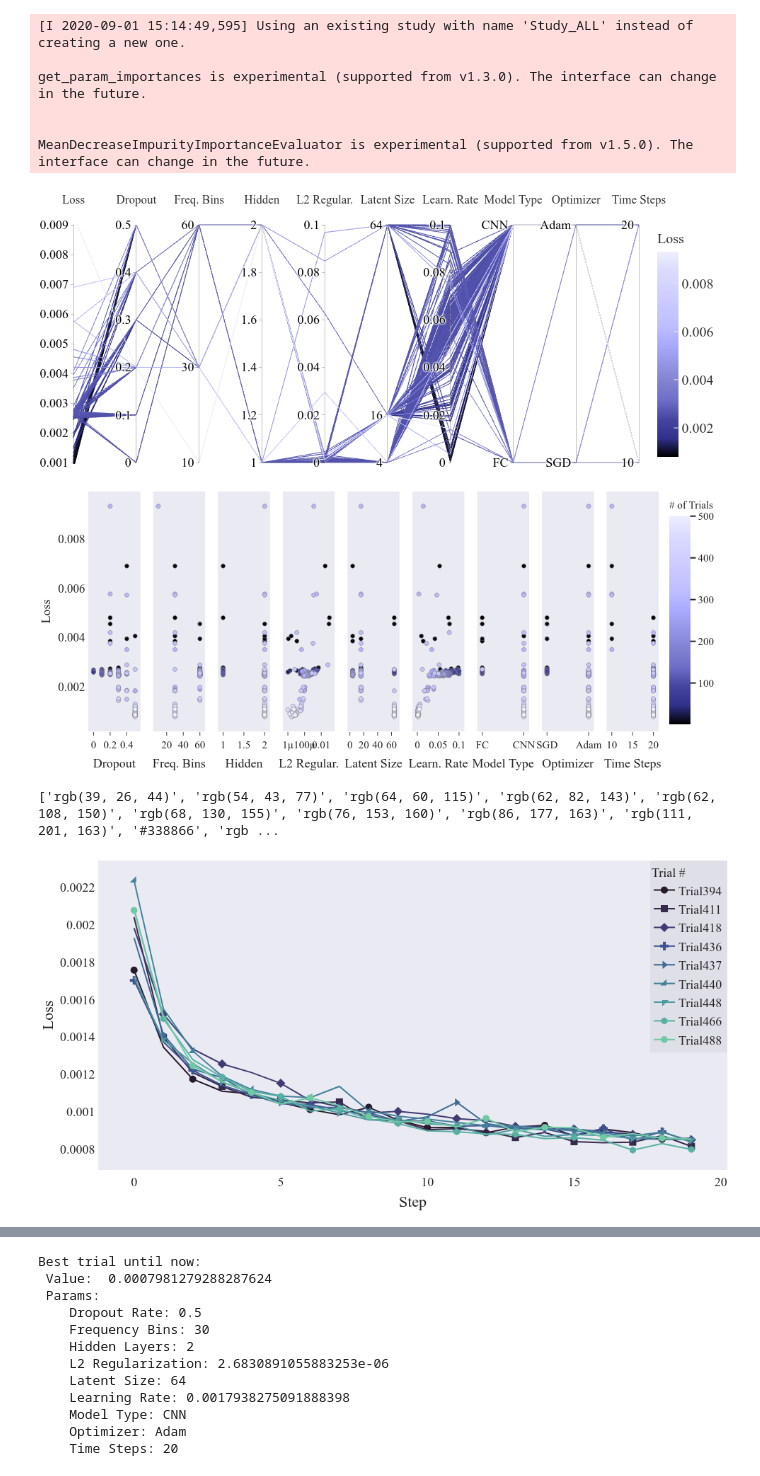
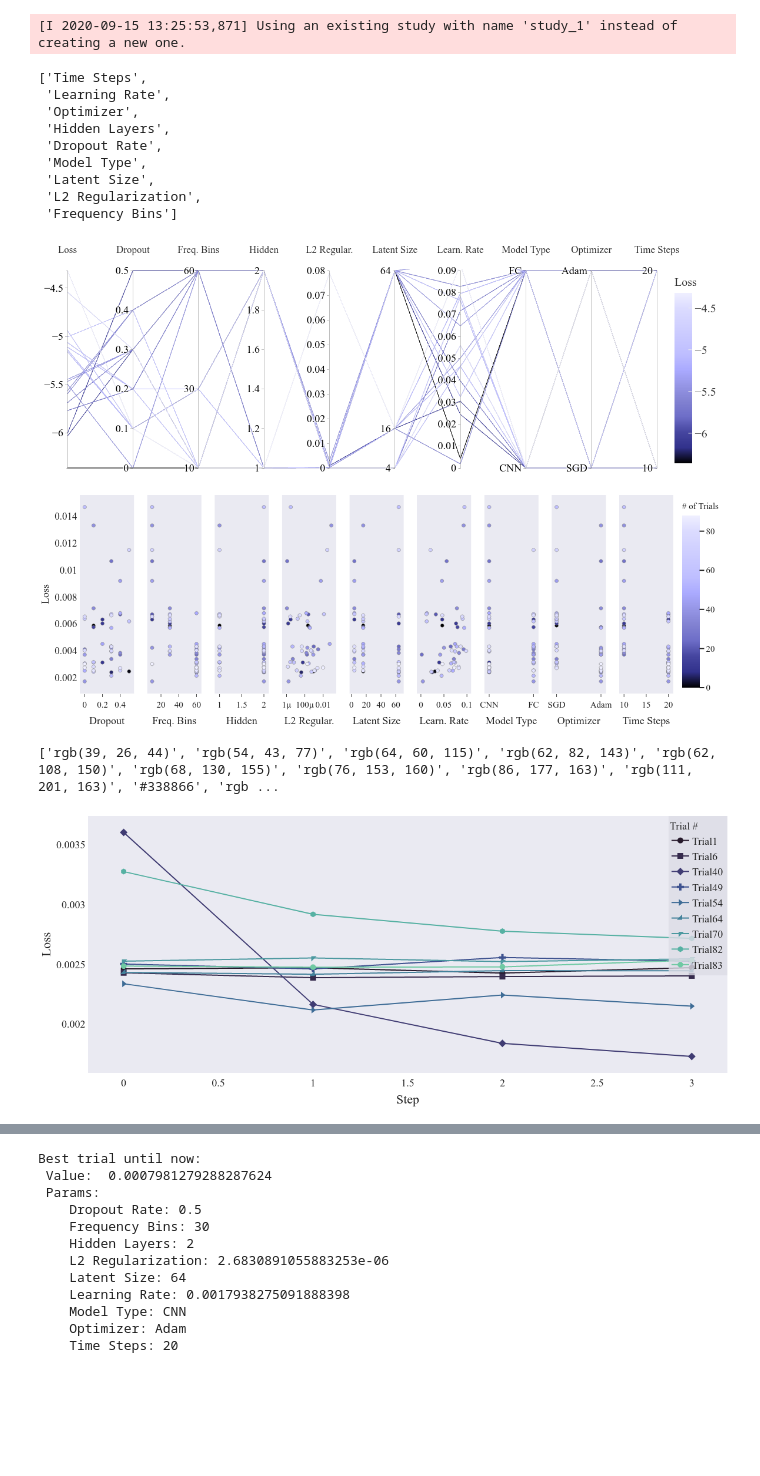
Before and after one commit to imilas/Synths_Stacks_Search, a Jupyter notebook: plots/chapter3_graphs/tunning_plots.ipynb, the cells around one changed output, grey strips where cells are left out. Saved outputs shown, nothing was run; the diff lists cells and outputs as text; code cells hidden in the pictures; blank space fills up the shorter version.

```diff
--- a/plots/chapter3_graphs/tunning_plots.ipynb
+++ b/plots/chapter3_graphs/tunning_plots.ipynb
@@ -9,7 +9,7 @@ import imp
 import customplots as cplot
 imp.reload(cplot)
 import plotly.graph_objects as go
-study = optuna.create_study(study_name='Study_ALL', storage='sqlite:///../../feature_extraction/optuna_median-Copy1.db',load_if_exists=True)
+study = optuna.create_study(study_name='study_1', storage='sqlite:///../../feature_extraction/optuna_median.db',load_if_exists=True)
 params = [k for k in optuna.importance.get_param_importances(study)]
 
 icy=['rgb(0,0,0)','rgb(50,50,140)','rgb(70,70,160)','rgb(110,110,200)','rgb(130,130,210)',
@@ -18,38 +18,42 @@ icy=['rgb(0,0,0)','rgb(50,50,140)','rgb(70,70,160)','rgb(110,110,200)','rgb(130,
 icy_r=icy.copy()
 icy_r.reverse()
 # %% [output]
-[I 2020-09-01 15:14:49,595] Using an existing study with name 'Study_ALL' instead of creating a new one.
-
-get_param_importances is experimental (supported from v1.3.0). The interface can change in the future.
-
-
-MeanDecreaseImpurityImportanceEvaluator is experimental (supported from v1.5.0). The interface can change in the future.
+[I 2020-09-15 13:25:53,871] Using an existing study with name 'study_1' instead of creating a new one.
+['Time Steps',
+ 'Learning Rate',
+ 'Optimizer',
+ 'Hidden Layers',
+ 'Dropout Rate',
+ 'Model Type',
+ 'Latent Size',
+ 'L2 Regularization',
+ 'Frequency Bins']
 # %%
 imp.reload(cplot)
 
 
-fig=cplot.get_parallel_coordinate_plot(study,coloring=icy,logLoss=False)
+fig=cplot.get_parallel_coordinate_plot(study,coloring=icy,log_loss=True,simple_ticks=["Time Steps", "Latent Size", "Frequency Bins"])
 scope = PlotlyScope()
 fig= fig.update_layout(
     autosize=False,title_text='Loss vs Hyper-Parameter Parallel Plot',title=None, title_x=0.5, title_y=0.98,
     template="ggplot2",
     width=1000,
     height=400,
     font_family="Times New Roman",
     font_size=20,
     title_font_family="Times New Roman",
     title_font_size=30,
        margin=dict(l=50, t=50,r=1,  b=10),
     )
 
 with open("parallel_coordround2.pdf", "wb") as f:
     f.write(scope.transform(fig, format="pdf", width=1000,height=400,))
 fig
 # %% [output]
-[figure, old version]
+[figure, new version]
 # %%
 imp.reload(cplot)
-fig=cplot.get_slice_plot(study,objective_value="Loss")
+fig=cplot.get_slice_plot(study,objective_value="Loss",log_loss=False)
 fig.update_layout(
     autosize=False,title_text='Loss vs Hyper-Parameter Slice Plot',title=None, title_x=0.5, title_y=0.98,
     template="seaborn",
@@ -72,14 +76,14 @@ with open("slice_plotround2.pdf", "wb") as f:
 
 fig
 # %% [output]
-[figure, old version]
+[figure, new version]
 # %%
 imp.reload(cplot)
 scope = PlotlyScope()
 iceice=px.colors.sequential.deep_r.copy()
 iceice[-3]="#338866"
 print(iceice)
-fig=cplot.get_intermediate_plot(study,topx=9,num_trials_threshold=50,color_scale=iceice)
+fig=cplot.get_intermediate_plot(study,max_experiments=9,max_num_steps=50,color_scale=iceice)
 
 
 fig.update_layout(
@@ -107,7 +111,7 @@ with open("loss_per_traininground2.pdf", "wb") as f:
 fig
 # %% [output]
 ['rgb(39, 26, 44)', 'rgb(54, 43, 77)', 'rgb(64, 60, 115)', 'rgb(62, 82, 143)', 'rgb(62, 108, 150)', 'rgb(68, 130, 155)', 'rgb(76, 153, 160)', 'rgb(86, 177, 163)', 'rgb(111, 201, 163)', '#338866', 'rgb ...
-[figure, old version]
+[figure, new version]
 # %%
 imp.reload(cplot)
 importances=optuna.importance.get_param_importances(study,params=[p for p in params if p!=""])
```
Also changed, not shown: parts of 3 cells of this notebook, 3 other files.
